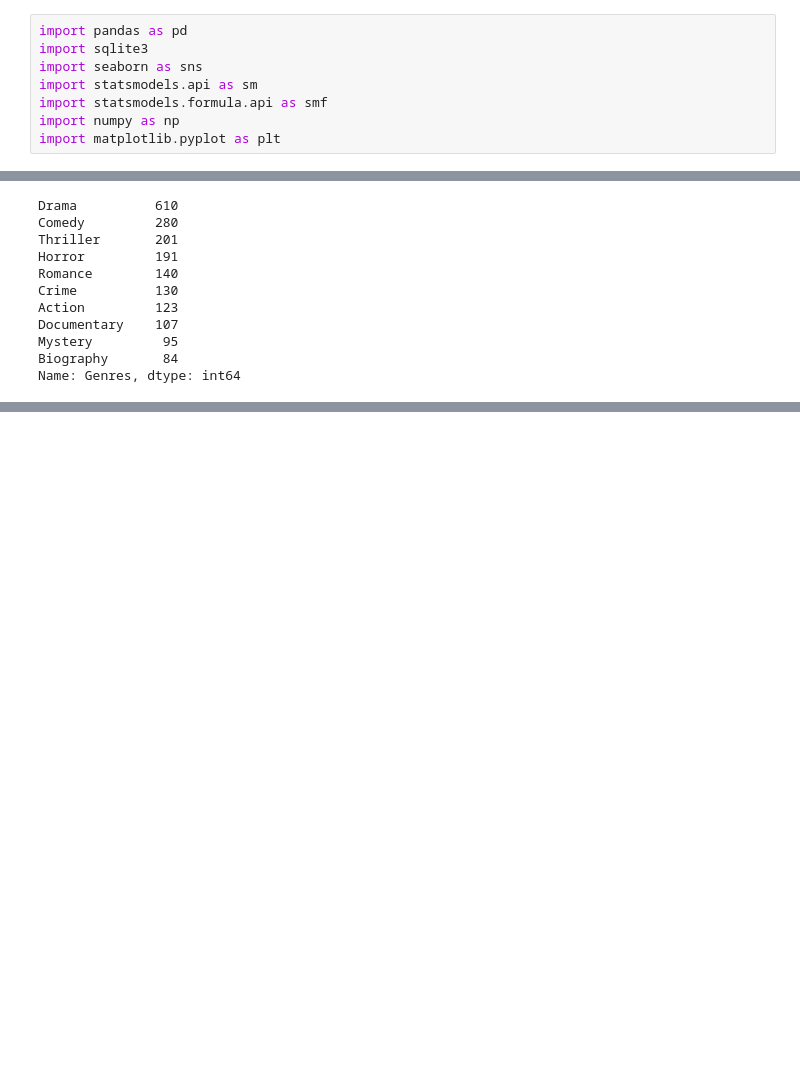
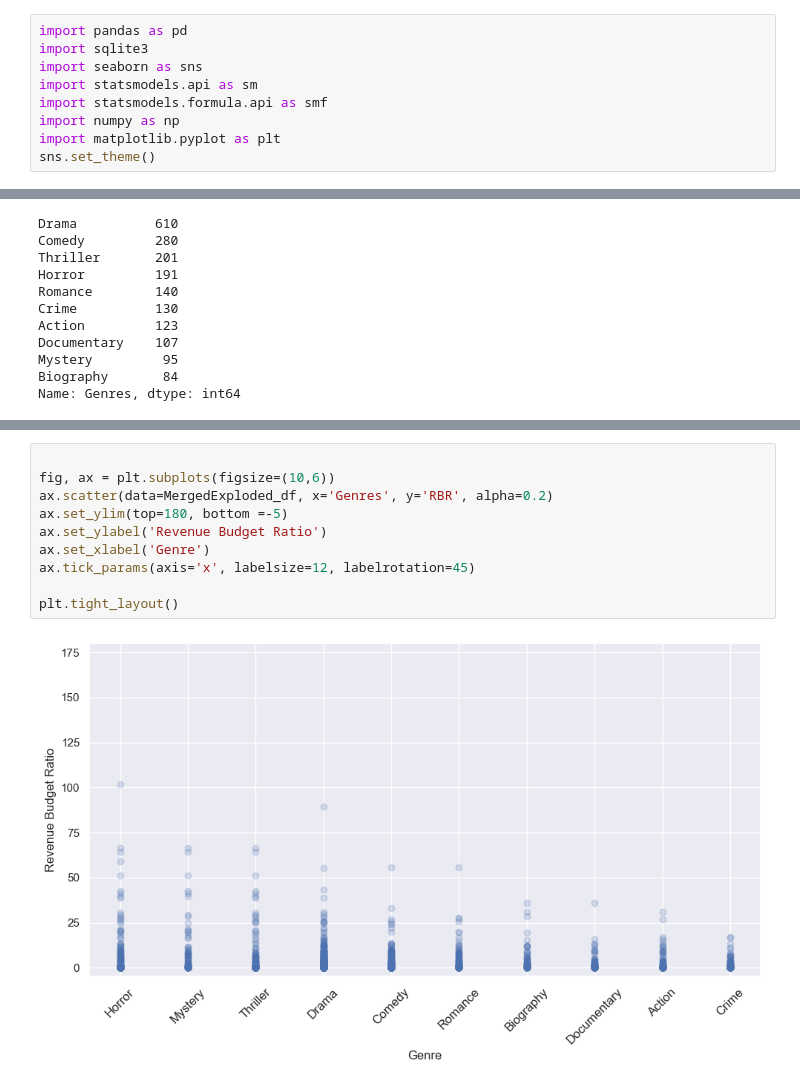
Before and after one commit to nickthetj/Cheap-Thrills-Good-Money, a Jupyter notebook: notebooks/EDA TN.MovieBudget - Nick.ipynb, the cells around one changed output, grey strips where cells are left out. Saved outputs shown, nothing was run; the diff lists cells and outputs as text; blank space fills up the shorter version.

```diff
--- a/notebooks/EDA TN.MovieBudget - Nick.ipynb
+++ b/notebooks/EDA TN.MovieBudget - Nick.ipynb
@@ -6,6 +6,7 @@ import statsmodels.api as sm
 import statsmodels.formula.api as smf
 import numpy as np
 import matplotlib.pyplot as plt
+sns.set_theme()
 # %%
 # viewing data folder
 
@@ -216,5 +215,17 @@ OLS Regression Results
 Notes:
 [1] Standard Errors assume that the covariance matrix of the errors is correctly specified.
+# %%
+
+fig, ax = plt.subplots(figsize=(10,6))
+ax.scatter(data=MergedExploded_df, x='Genres', y='RBR', alpha=0.2)
+ax.set_ylim(top=180, bottom =-5)
+ax.set_ylabel('Revenue Budget Ratio')
+ax.set_xlabel('Genre')
+ax.tick_params(axis='x', labelsize=12, labelrotation=45)
+
+plt.tight_layout()
+# %% [output]
+[figure, added]
 # %%
 # Connecting to Persons Schema and Joining with Known For and Movie Basics Schemas
 
```
Also changed, not shown: parts of 8 cells of this notebook, 1 other file.
